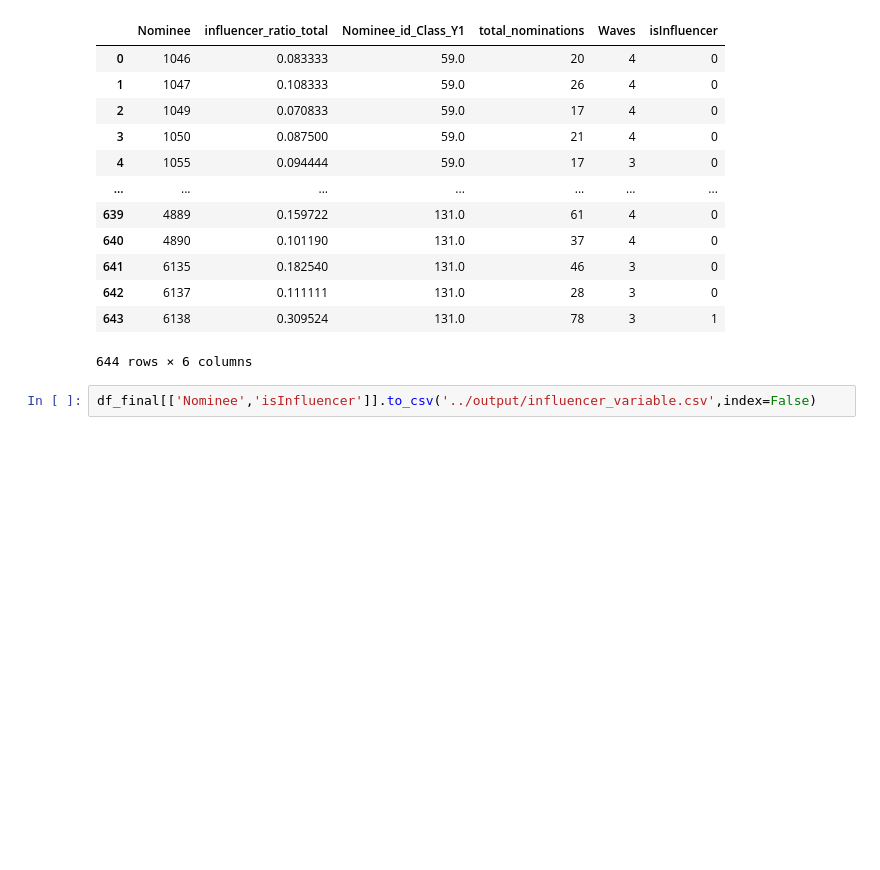
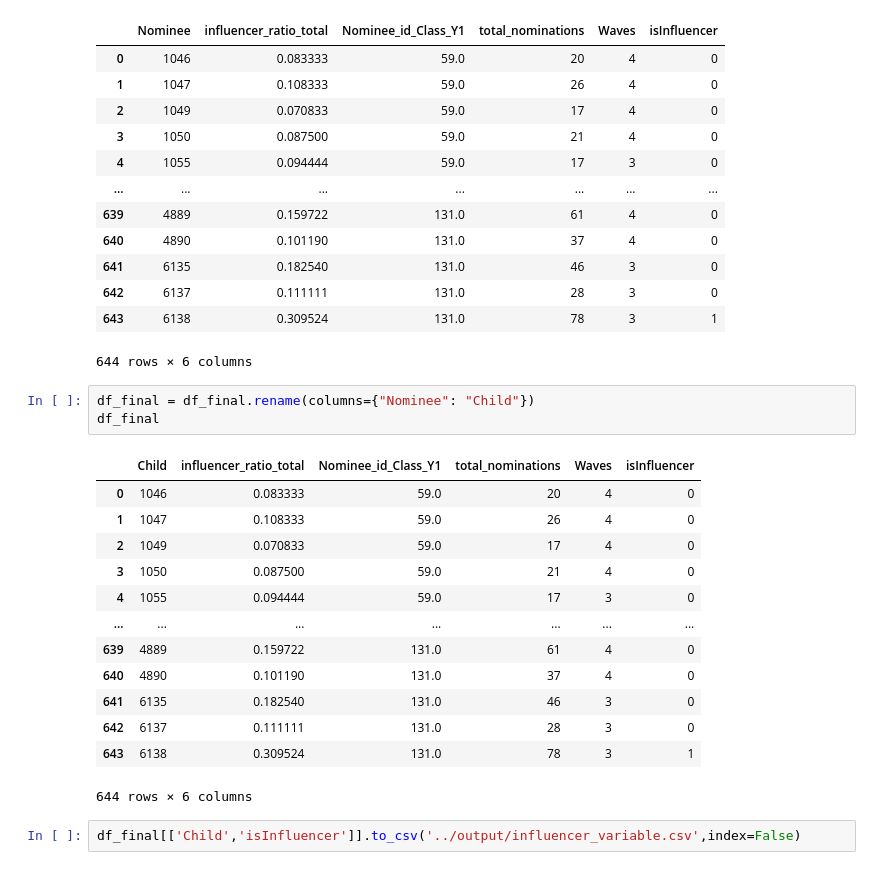
Before and after one commit to MovezNetwork/InfluencersPrediction, a Jupyter notebook: notebooks/EDA_Influencers.ipynb, the cells around one changed output. Drawn from its saved outputs; the diff is of its cells as text; blank space fills up the shorter version.

```diff
--- a/notebooks/EDA_Influencers.ipynb
+++ b/notebooks/EDA_Influencers.ipynb
@@ -565,5 +565,22 @@ df_final
 | 642 | 6137 | 0.111111 | 131.0 | 28 | 3 | 0 |
 | 643 | 6138 | 0.309524 | 131.0 | 78 | 3 | 1 |
 644 rows × 6 columns
+# %%
+df_final = df_final.rename(columns={"Nominee": "Child"})
+df_final
+# %% [output]
+|  | Child | influencer_ratio_total | Nominee_id_Class_Y1 | total_nominations | Waves | isInfluencer |
+| 0 | 1046 | 0.083333 | 59.0 | 20 | 4 | 0 |
+| 1 | 1047 | 0.108333 | 59.0 | 26 | 4 | 0 |
+| 2 | 1049 | 0.070833 | 59.0 | 17 | 4 | 0 |
+| 3 | 1050 | 0.087500 | 59.0 | 21 | 4 | 0 |
+| 4 | 1055 | 0.094444 | 59.0 | 17 | 3 | 0 |
+| ... | ... | ... | ... | ... | ... | ... |
+| 639 | 4889 | 0.159722 | 131.0 | 61 | 4 | 0 |
+| 640 | 4890 | 0.101190 | 131.0 | 37 | 4 | 0 |
+| 641 | 6135 | 0.182540 | 131.0 | 46 | 3 | 0 |
+| 642 | 6137 | 0.111111 | 131.0 | 28 | 3 | 0 |
+| 643 | 6138 | 0.309524 | 131.0 | 78 | 3 | 1 |
+644 rows × 6 columns
 # %%
-df_final[['Nominee','isInfluencer']].to_csv('../output/influencer_variable.csv',index=False)
+df_final[['Child','isInfluencer']].to_csv('../output/influencer_variable.csv',index=False)
```
Also changed, not shown: 2 other files.
